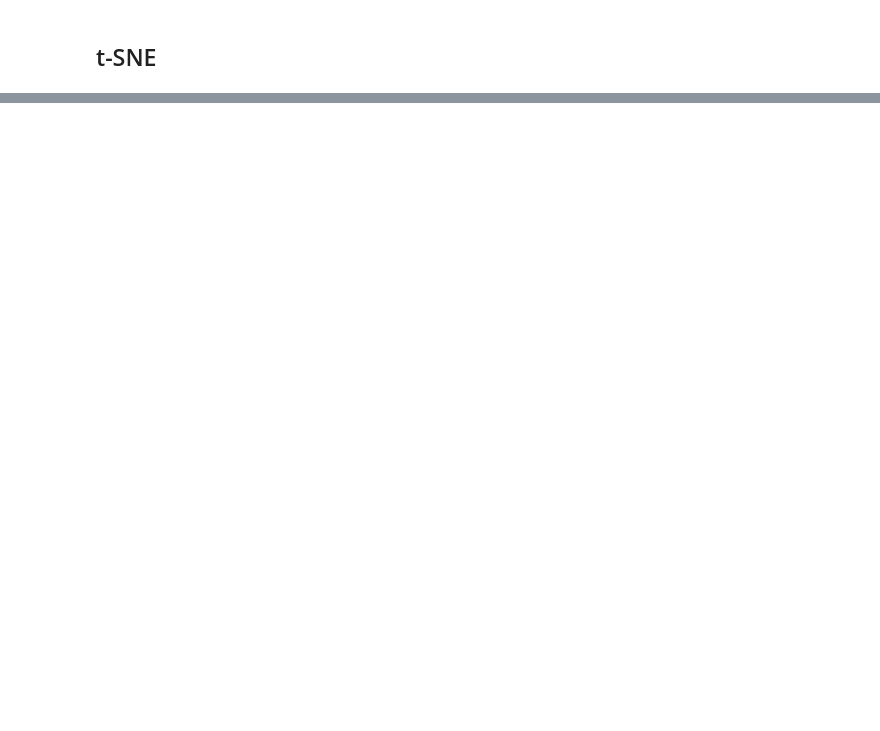
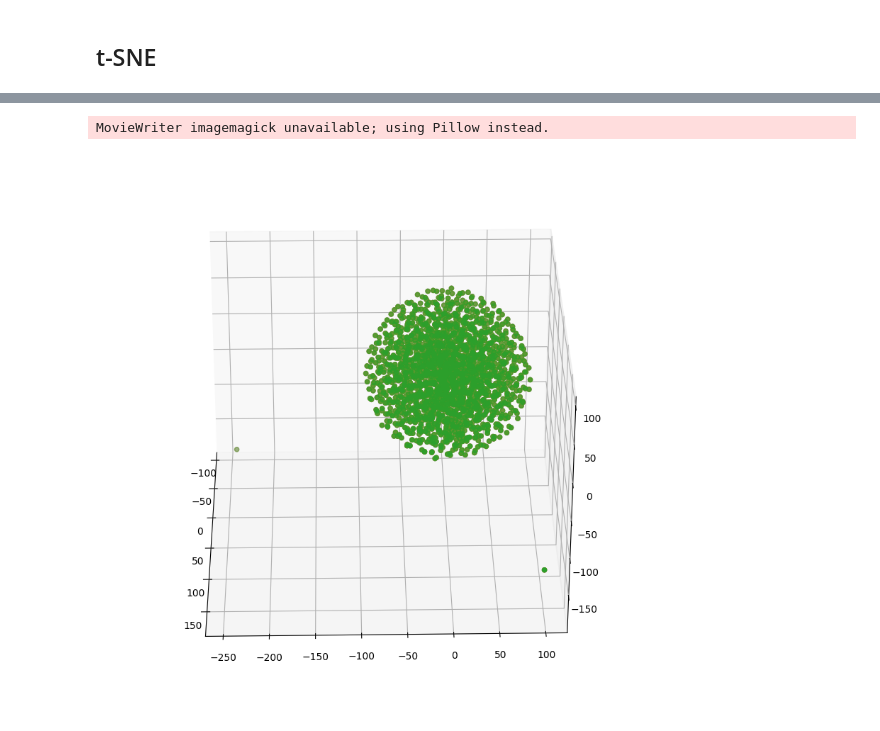
Before and after one commit to m5k5/KaggleCAFAChallenge, a Jupyter notebook: tSne.ipynb, the cells around one changed output, grey strips where cells are left out. Drawn from its saved outputs; the diff is of its cells as text; code cells hidden in the pictures; blank space fills up the shorter version.

```diff
--- a/tSne.ipynb
+++ b/tSne.ipynb
@@ -112,0 +121,35 @@ plt.plot(X_embedded[:,0], X_embedded[:,1], 'b.', ms=1)
+# %%
+from mpl_toolkits.mplot3d import Axes3D
+from matplotlib import cm
+from matplotlib import animation
+
+XVal=X_embedded3[:,0]
+YVal=X_embedded3[:,1]
+ZVal=X_embedded3[:,2]
+
+fig = plt.figure(figsize=(10,10))
+ax = fig.add_subplot(111, projection='3d')
+def init():
+    ax.scatter(XVal, YVal, ZVal)
+    return fig
+
+
+def animate(i):
+    # azimuth angle : 0 deg to 360 deg
+    ax.view_init(elev=30, azim=i)
+    return fig,
+
+
+fig = init()
+
+
+# Animate
+ani = animation.FuncAnimation(fig, animate, init_func=init,
+                               frames=360, interval=10)
+
+fn = './3dAnim'
+# ani.save(fn+'.mp4',writer='ffmpeg',fps=1000/20)
+ani.save(fn+'.gif',writer='imagemagick',fps=1000/20)
+# %% [output]
+MovieWriter imagemagick unavailable; using Pillow instead.
+[figure, added]
```
Also changed, not shown: parts of 6 cells of this notebook, 36 other files.
